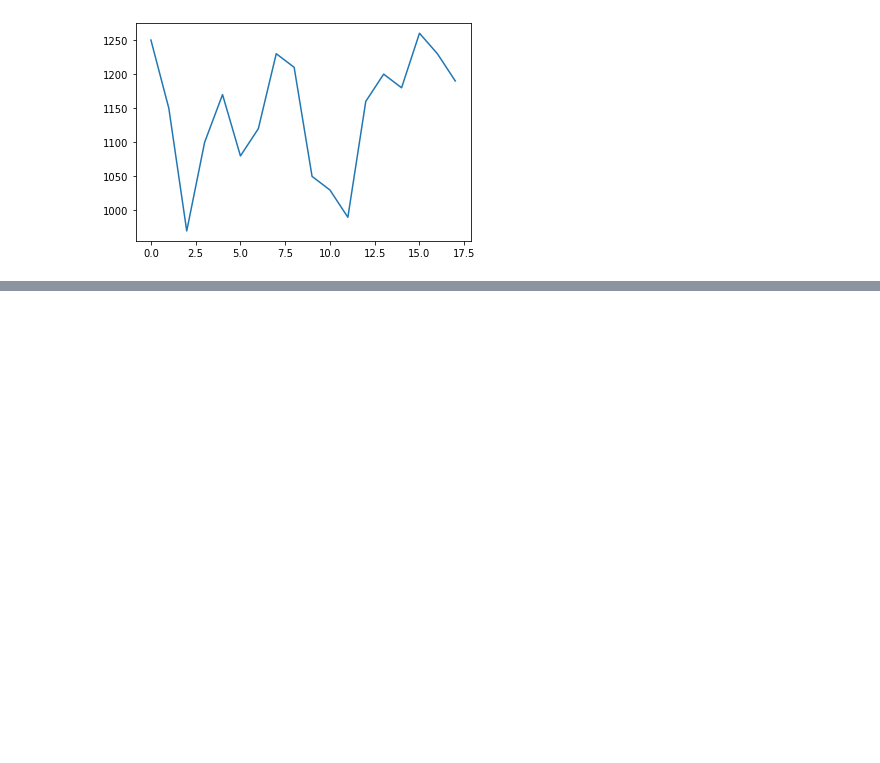
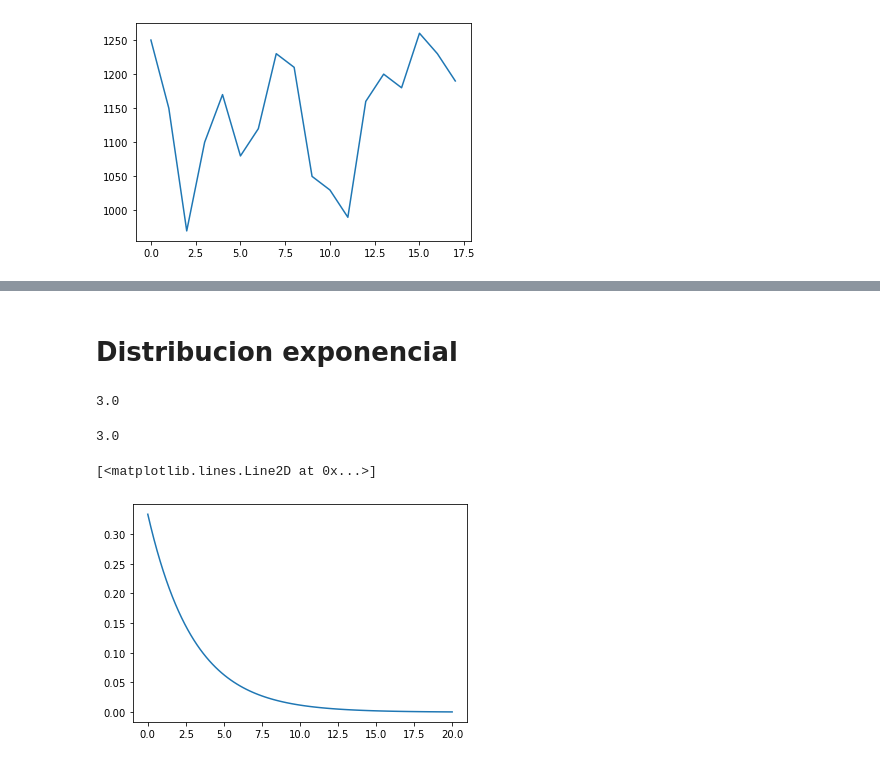
Before and after one commit to florez/Estadistica_Herramientas, a Jupyter notebook: Sesion4/MediaMovil_DesviacionTipica.ipynb, the cells around one changed output, grey strips where cells are left out. Cells and saved outputs as stored; diff of their text form; code cells hidden in the pictures; blank space fills up the shorter version.

```diff
--- a/Sesion4/MediaMovil_DesviacionTipica.ipynb
+++ b/Sesion4/MediaMovil_DesviacionTipica.ipynb
@@ -84,0 +156,22 @@ GetError(x,media[-1])
+# %% [markdown]
+# Distribucion exponencial
+# %%
+sigma_poblacional = 3
+mean = expon.mean( scale = sigma_poblacional )
+std = expon.std( scale = sigma_poblacional )
+# %%
+mean
+# %% [output]
+3.0
+# %%
+std
+# %% [output]
+3.0
+# %%
+x = np.linspace(0,20,100)
+y = expon.pdf( x, scale = sigma_poblacional  )
+# %%
+plt.plot(x,y)
+# %% [output]
+[<matplotlib.lines.Line2D at 0x...>]
+[figure, added]
```
Also changed, not shown: parts of 20 cells of this notebook.
